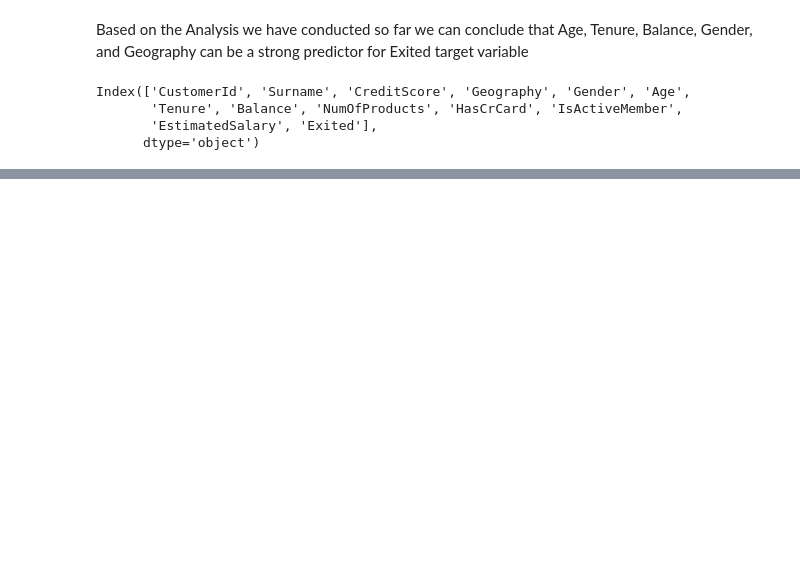
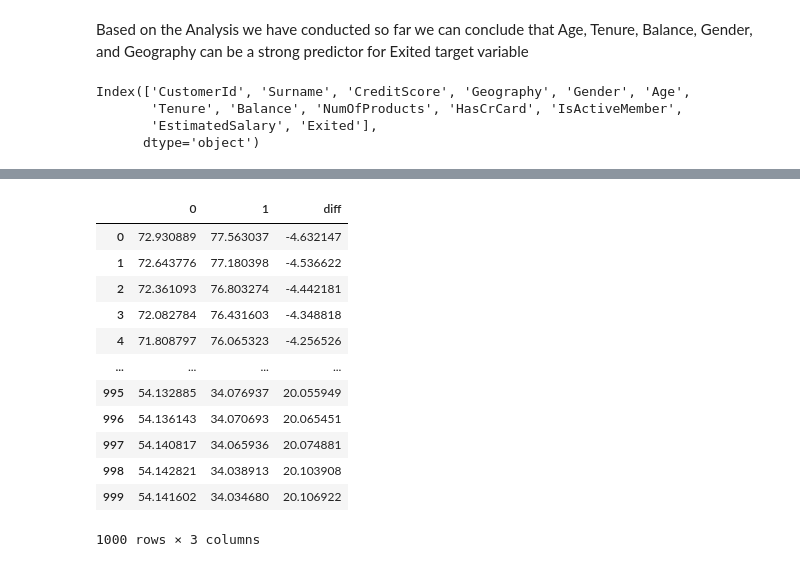
Before and after one commit to Aimal10/schulich_data_science_1, a Jupyter notebook: Assignment_solution/Daily-practice.ipynb/Day_1.ipynb, the cells around one changed output, grey strips where cells are left out. Cells and saved outputs as stored; diff of their text form; code cells hidden in the pictures; blank space fills up the shorter version.

```diff
--- a/Assignment_solution/Daily-practice.ipynb/Day_1.ipynb
+++ b/Assignment_solution/Daily-practice.ipynb/Day_1.ipynb
@@ -533,0 +733,2 @@ ValueError: A given column is not a column of the dataframe
+# %%
+results_df = pd.DataFrame([evals_result['eval']['rmse'],evals_result['train']['rmse']]).T
@@ -533,0 +751,18 @@ ValueError: A given column is not a column of the dataframe
+# %%
+results_df['diff'] = results_df[0] - results_df[1]
+# %%
+results_df
+# %% [output]
+|  | 0 | 1 | diff |
+| 0 | 72.930889 | 77.563037 | -4.632147 |
+| 1 | 72.643776 | 77.180398 | -4.536622 |
+| 2 | 72.361093 | 76.803274 | -4.442181 |
+| 3 | 72.082784 | 76.431603 | -4.348818 |
+| 4 | 71.808797 | 76.065323 | -4.256526 |
+| ... | ... | ... | ... |
+| 995 | 54.132885 | 34.076937 | 20.055949 |
+| 996 | 54.136143 | 34.070693 | 20.065451 |
+| 997 | 54.140817 | 34.065936 | 20.074881 |
+| 998 | 54.142821 | 34.038913 | 20.103908 |
+| 999 | 54.141602 | 34.034680 | 20.106922 |
+1000 rows × 3 columns
```
Also changed, not shown: parts of 36 cells of this notebook, 2 other files.
